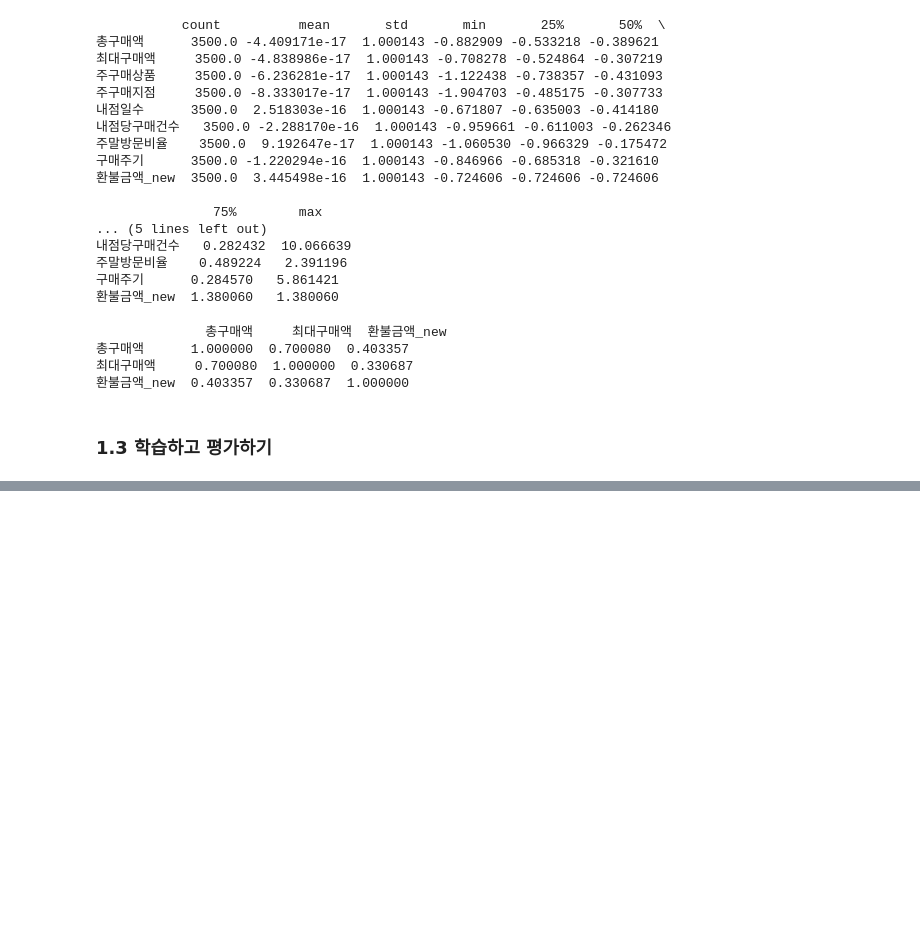
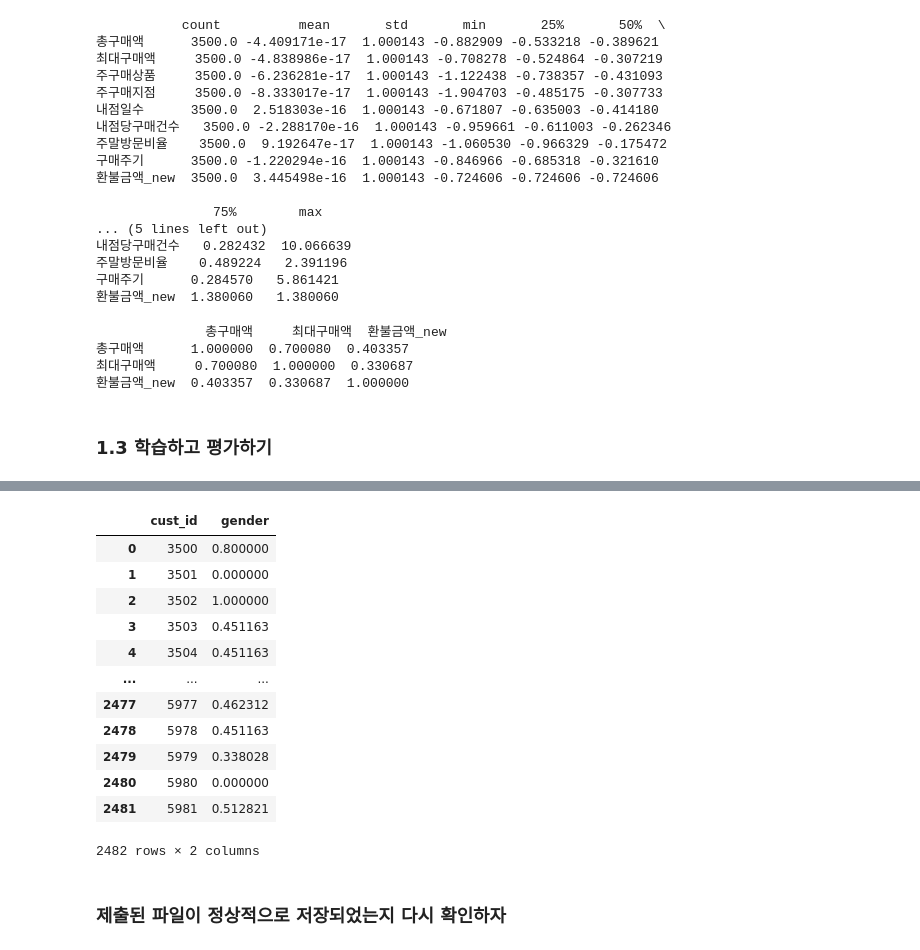
Before and after one commit to saparian0304/tjoeunacademy_test, a Jupyter notebook: jupyter/빅데이터분석기사_실기/5장-제2유형 박살내기.ipynb, the cells around one changed output, grey strips where cells are left out. Cells and saved outputs as stored; diff of their text form; code cells hidden in the pictures; blank space fills up the shorter version.

```diff
--- a/jupyter/빅데이터분석기사_실기/5장-제2유형 박살내기.ipynb
+++ b/jupyter/빅데이터분석기사_실기/5장-제2유형 박살내기.ipynb
@@ -399,0 +600,17 @@ x_test = x_test.drop(columns=['최대구매액'])
+# %%
+# '1' 칼럼명을 'gender' 칼럼명으로 변환하여 다시 결과를 확인하기
+pd.concat([x_test_cust_id, result], axis=1).rename(columns={1:'gender'})
+# %% [output]
+|  | cust_id | gender |
+| 0 | 3500 | 0.800000 |
+| 1 | 3501 | 0.000000 |
+| 2 | 3502 | 1.000000 |
+| 3 | 3503 | 0.451163 |
+| 4 | 3504 | 0.451163 |
+| ... | ... | ... |
+| 2477 | 5977 | 0.462312 |
+| 2478 | 5978 | 0.451163 |
+| 2479 | 5979 | 0.338028 |
+| 2480 | 5980 | 0.000000 |
+| 2481 | 5981 | 0.512821 |
+2482 rows × 2 columns
@@ -399,0 +622,2 @@ x_test = x_test.drop(columns=['최대구매액'])
+# %% [markdown]
+### 제출된 파일이 정상적으로 저장되었는지 다시 확인하자
```
Also changed, not shown: parts of 93 cells of this notebook, 3 other files.
